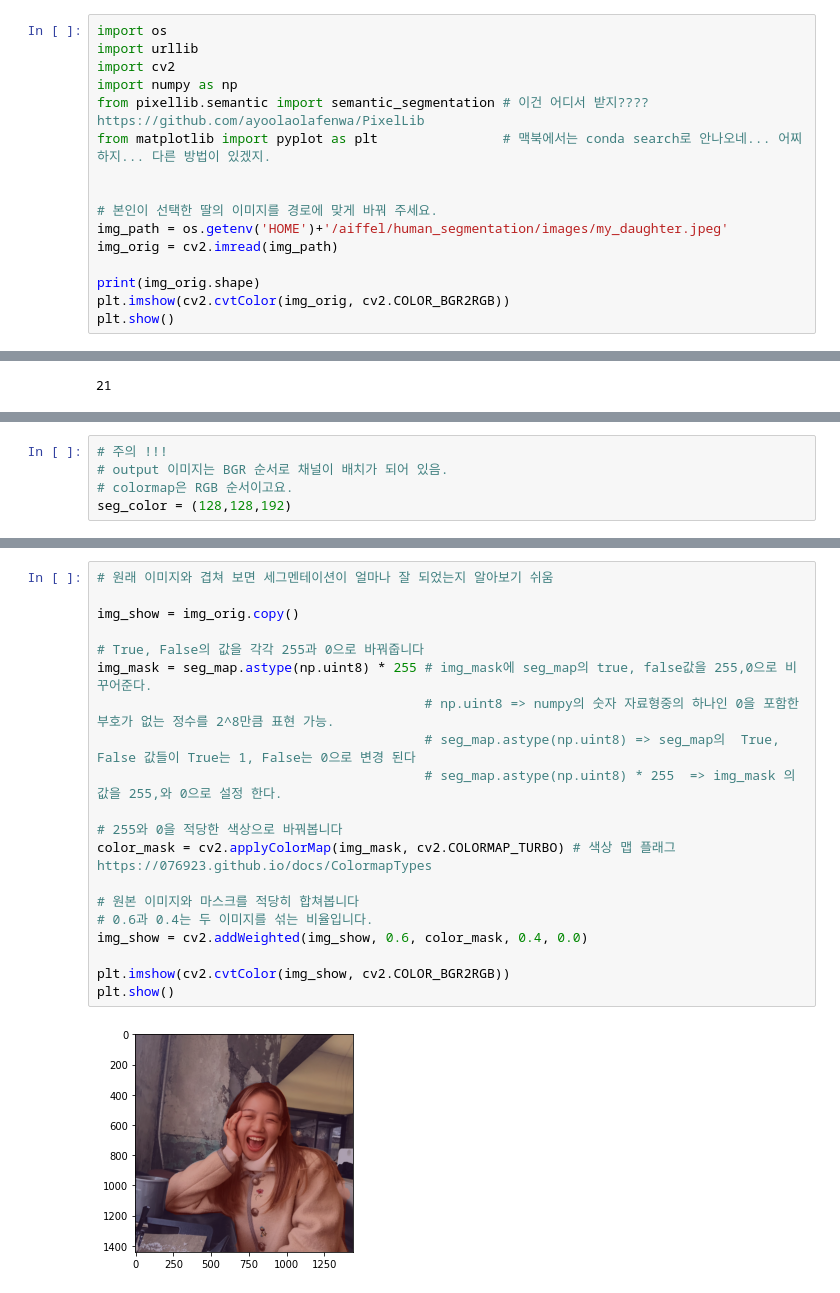
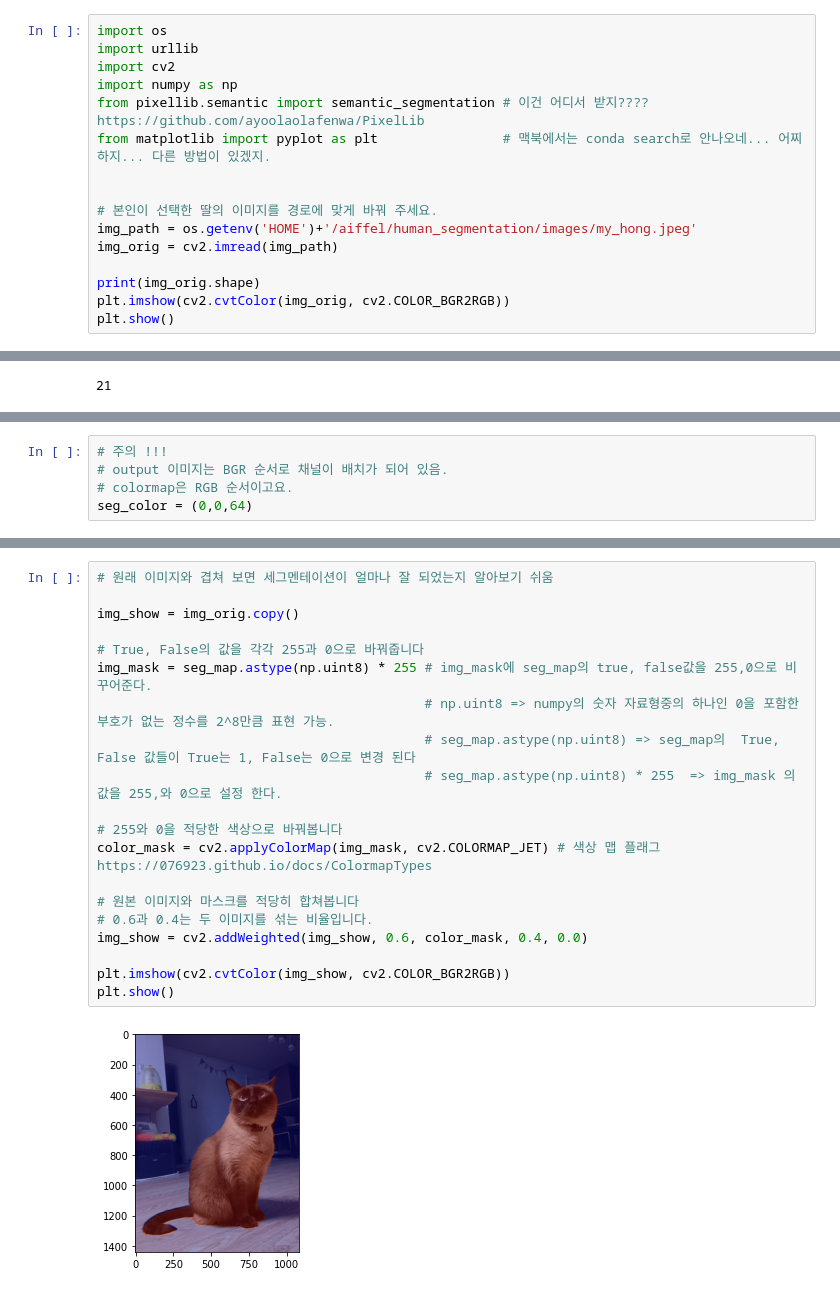
Before and after one commit to yssihn/Aiffel, a Jupyter notebook: exp_07_01.ipynb, the cells around one changed output, grey strips where cells are left out. Drawn from its saved outputs; the diff is of its cells as text.

```diff
--- a/exp_07_01.ipynb
+++ b/exp_07_01.ipynb
@@ -32,7 +21,7 @@ from matplotlib import pyplot as plt                # 맥북에서는 conda sear
 
 
 # 본인이 선택한 딸의 이미지를 경로에 맞게 바꿔 주세요.
-img_path = os.getenv('HOME')+'/aiffel/human_segmentation/images/my_daughter.jpeg'
+img_path = os.getenv('HOME')+'/aiffel/human_segmentation/images/my_hong.jpeg'
 img_orig = cv2.imread(img_path)
 
 print(img_orig.shape)
@@ -163,7 +150,7 @@ array([192, 128, 128])
 # 주의 !!!
 # output 이미지는 BGR 순서로 채널이 배치가 되어 있음.
 # colormap은 RGB 순서이고요.
-seg_color = (128,128,192)
+seg_color = (0,0,64)
 # %%
 # seg_color로만 이루어진 마스크를 만들자
 
@@ -188,25 +175,25 @@ plt.show()                       # 쉽게말하면 원하는 크기의 행렬을
 # %%
 # 원래 이미지와 겹쳐 보면 세그멘테이션이 얼마나 잘 되었는지 알아보기 쉬움
 
 img_show = img_orig.copy()
 
 # True, False의 값을 각각 255과 0으로 바꿔줍니다
 img_mask = seg_map.astype(np.uint8) * 255 # img_mask에 seg_map의 true, false값을 255,0으로 비꾸어준다.
                                           # np.uint8 => numpy의 숫자 자료형중의 하나인 0을 포함한 부호가 없는 정수를 2^8만큼 표현 가능.
                                           # seg_map.astype(np.uint8) => seg_map의  True, False 값들이 True는 1, False는 0으로 변경 된다
                                           # seg_map.astype(np.uint8) * 255  => img_mask 의 값을 255,와 0으로 설정 한다.
 
 # 255와 0을 적당한 색상으로 바꿔봅니다
-color_mask = cv2.applyColorMap(img_mask, cv2.COLORMAP_TURBO) # 색상 맵 플래그 https://076923.github.io/docs/ColormapTypes
+color_mask = cv2.applyColorMap(img_mask, cv2.COLORMAP_JET) # 색상 맵 플래그 https://076923.github.io/docs/ColormapTypes
 
 # 원본 이미지와 마스크를 적당히 합쳐봅니다
 # 0.6과 0.4는 두 이미지를 섞는 비율입니다.
 img_show = cv2.addWeighted(img_show, 0.6, color_mask, 0.4, 0.0)
 
 plt.imshow(cv2.cvtColor(img_show, cv2.COLOR_BGR2RGB))
 plt.show()
 # %% [output]
-[figure, old version]
+[figure, new version]
 # %%
 # 블러 효과 주기 (아웃포커싱)
 # (13,13)은 blurring kernel size를 뜻합니다
```
Also changed, not shown: parts of 11 cells of this notebook.
